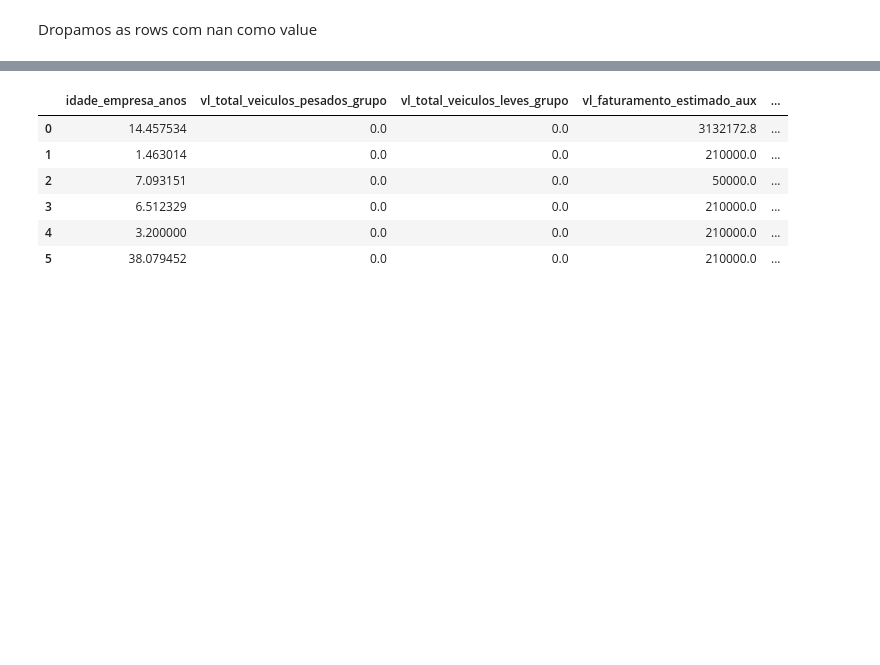
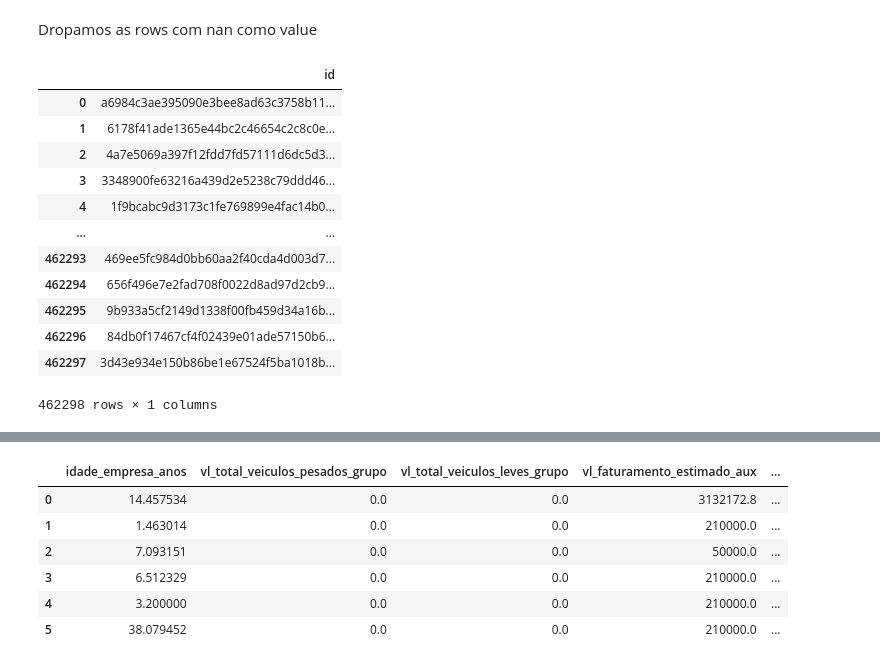
Before and after one commit to igmriegel/group-project-codenation, a Jupyter notebook: tratando_dados.ipynb, the cells around one changed output, grey strips where cells are left out. Saved outputs shown, nothing was run; the diff lists cells and outputs as text; code cells hidden in the pictures; blank space fills up the shorter version.

```diff
--- a/tratando_dados.ipynb
+++ b/tratando_dados.ipynb
@@ -67,6 +67,23 @@ plt.show()
 Verificando o grafico acima escolhemos por volta dos 80%
 # %% [markdown]
 Dropamos as rows com nan como value
+# %%
+df_ids = pd.DataFrame(estatisticas_market[['id']])
+df_ids
+# %% [output]
+|  | id |
+| 0 | a6984c3ae395090e3bee8ad63c3758b11... |
+| 1 | 6178f41ade1365e44bc2c46654c2c8c0e... |
+| 2 | 4a7e5069a397f12fdd7fd57111d6dc5d3... |
+| 3 | 3348900fe63216a439d2e5238c79ddd46... |
+| 4 | 1f9bcabc9d3173c1fe769899e4fac14b0... |
+| ... | ... |
+| 462293 | 469ee5fc984d0bb60aa2f40cda4d003d7... |
+| 462294 | 656f496e7e2fad708f0022d8ad97d2cb9... |
+| 462295 | 9b933a5cf2149d1338f00fb459d34a16b... |
+| 462296 | 84db0f17467cf4f02439e01ade57150b6... |
+| 462297 | 3d43e934e150b86be1e67524f5ba1018b... |
+462298 rows × 1 columns
 # %%
 # pegando colunas com indice menor que 80%
 index_to_remove = columns_with_percentil_NaN[columns_with_percentil_NaN > 0.06]
```
Also changed, not shown: parts of 6 cells of this notebook.
